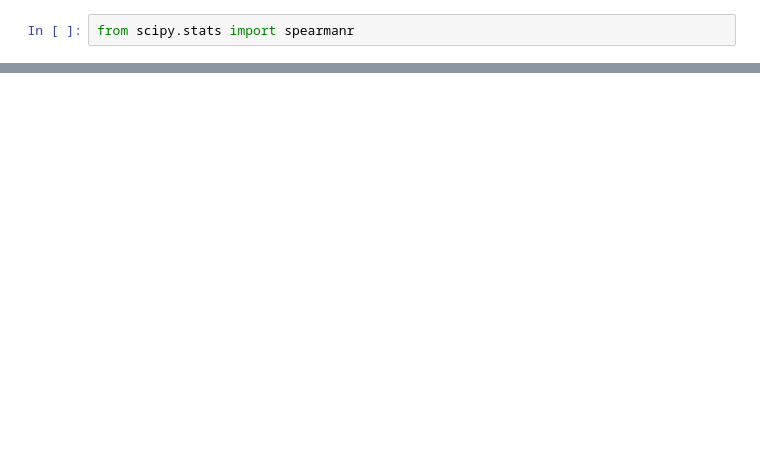
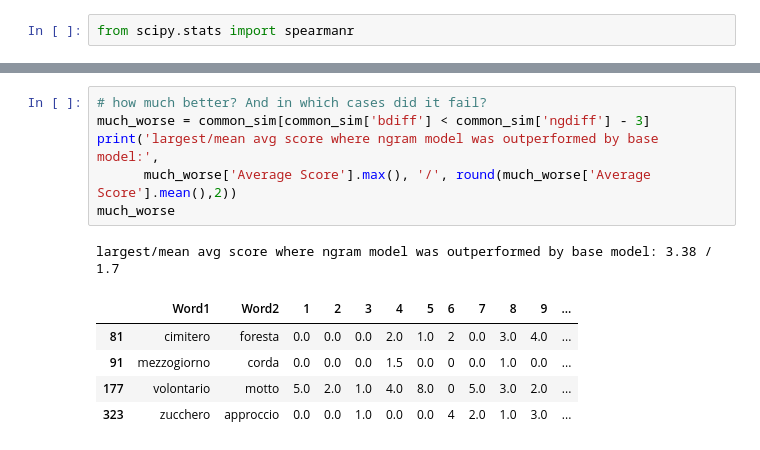
Before and after one commit to LyteFM/pytorch-sgns, a Jupyter notebook: Human_similarity_judgment.ipynb, the cells around one changed output, grey strips where cells are left out. Saved outputs shown, nothing was run; the diff lists cells and outputs as text; blank space fills up the shorter version.

Commit message:
Closer look at where the base model is much better

```diff
--- a/Human_similarity_judgment.ipynb
+++ b/Human_similarity_judgment.ipynb
@@ -190,0 +191,13 @@ See the caveats in the documentation: https://pandas.pydata.org/pandas-docs/stab
+# %%
+# how much better? And in which cases did it fail?
+much_worse = common_sim[common_sim['bdiff'] < common_sim['ngdiff'] - 3]
+print('largest/mean avg score where ngram model was outperformed by base model:',
+      much_worse['Average Score'].max(), '/', round(much_worse['Average Score'].mean(),2))
+much_worse
+# %% [output]
+largest/mean avg score where ngram model was outperformed by base model: 3.38 / 1.7
+|  | Word1 | Word2 | 1 | 2 | 3 | 4 | 5 | 6 | 7 | 8 | 9 | ... |
+| 81 | cimitero | foresta | 0.0 | 0.0 | 0.0 | 2.0 | 1.0 | 2 | 0.0 | 3.0 | 4.0 | ... |
+| 91 | mezzogiorno | corda | 0.0 | 0.0 | 0.0 | 1.5 | 0.0 | 0 | 0.0 | 1.0 | 0.0 | ... |
+| 177 | volontario | motto | 5.0 | 2.0 | 1.0 | 4.0 | 8.0 | 0 | 5.0 | 3.0 | 2.0 | ... |
+| 323 | zucchero | approccio | 0.0 | 0.0 | 1.0 | 0.0 | 0.0 | 4 | 2.0 | 1.0 | 3.0 | ... |
```
Also changed, not shown: parts of 9 cells of this notebook.
